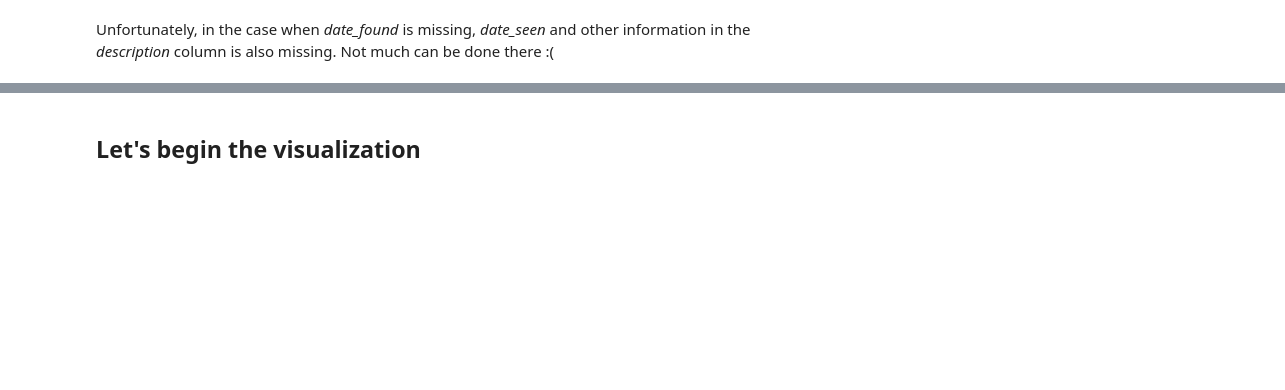
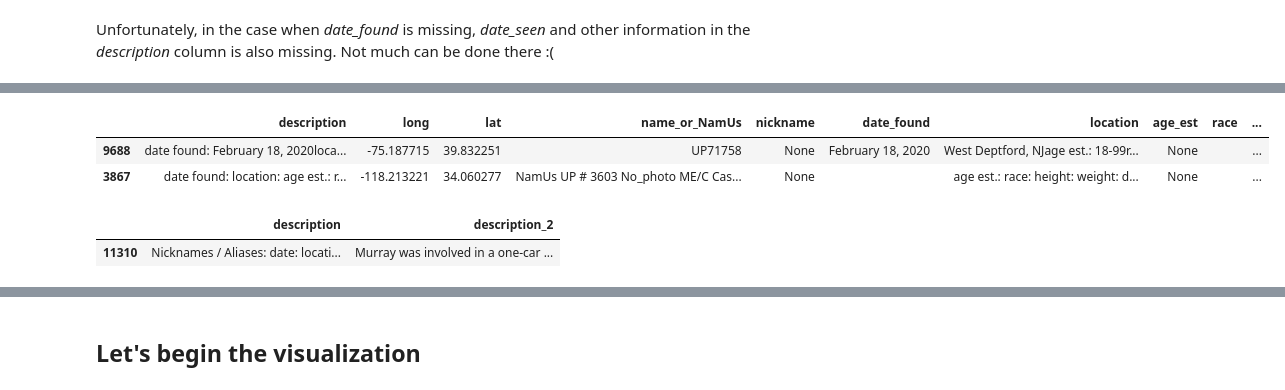
Before and after one commit to sumitdeole/find-the-missing, a Jupyter notebook: find-the-missing-persons.ipynb, the cells around one changed output, grey strips where cells are left out. Saved outputs shown, nothing was run; the diff lists cells and outputs as text; code cells hidden in the pictures; blank space fills up the shorter version.

```diff
--- a/find-the-missing-persons.ipynb
+++ b/find-the-missing-persons.ipynb
@@ -374,3 +366,77 @@ print(df.shape, df_v3.shape)
+# %%
+# Function to parse the description column and extract the description text
+def parse_description(row):
+    description = row['description']
+
+    if not isinstance(description, str):
+        return {
+            "date_found": None,
+            "date_seen": None,
+            "location": None,
+            "age_est": None,
+            "race": None,
+            "height": None,
+            "weight": None,
+            "description_2": None
+        }
+
+    # Patterns to extract each field with variations
+    fields = {
+        "date_found": r'(date\s*found\s*:|date\s*:\s*)\s*(?P<value>.*?)(?:location:|$)',
+        "location": r'location:\s*(?P<value>.*?)(age est.:|age:|$)',
+        "age_est": r'(age\s*est\s*:|age\s*:)\s*(?P<value>.*?)(?:race:|height:|$)',
+        "race": r'race\s*:\s*(?P<value>.*?)(?:height:|weight:|$)',
+        "height": r'height\s*:\s*(?P<value>.*?)(?:weight:|description:|$)',
+        "weight": r'weight\s*:\s*(?P<value>.*?)(?:description:|$)',
+    }
+
+    # Extract values for each field
+    parsed_data = {}
+    for field, pattern in fields.items():
+        match = re.search(pattern, description, re.IGNORECASE)
+        if match:
+            parsed_data[field] = match.group('value').strip()
+        else:
+            parsed_data[field] = None
+
+    # Extract everything following "description:" as description_2
+    desc_match = re.search(r'description\s*:\s*(?P<value>.*?)\s*(?:links:|$)', description, re.IGNORECASE | re.DOTALL)
+    parsed_data["description_2"] = desc_match.group('value').strip() if desc_match else None
+
+    # Attempt to find the first date in the description
+    date_pattern = r'\b(?:January|February|March|April|May|June|July|August|September|October|November|December)\s+\d{1,2},\s*\d{4}\b'
+    date_match = re.search(date_pattern, description)
+    if date_match:
+        parsed_data["date_seen"] = date_match.group().strip()
+    else:
+        parsed_data["date_seen"] = None
+
+    # Add lat and long to the parsed data for debugging purposes
+    parsed_data['lat'] = row['lat']
+    parsed_data['long'] = row['long']
+
+    return parsed_data
+
+# Apply the parsing function to the DataFrame using unique identifiers (lat, long)
+parsed_info = df_v3.apply(parse_description, axis=1)
+
+df_v3.sample(2)
+# %% [output]
+|  | description | long | lat | name_or_NamUs | nickname | date_found | location | age_est | race | ... |
+| 9688 | date found: February 18, 2020loca... | -75.187715 | 39.832251 | UP71758 | None | February 18, 2020 | West Deptford, NJage est.: 18-99r... | None |  | ... |
+| 3867 | date found: location: age est.: r... | -118.213221 | 34.060277 | NamUs UP # 3603 No_photo ME/C Cas... | None |  | age est.: race: height: weight: d... | None |  | ... |
+# %%
+# Replace NaN values in the 'description' column with an empty string
+df_v3['description'] = df_v3['description'].fillna('')
+
+# Let's check the case of 'Maura Murray'
+result = df_v3[df_v3['description'].str.contains('Murray', case=False)]
+
+# Display the result
+result[['description', 'description_2']].iloc[5:6]
+# %% [output]
+|  | description | description_2 |
+| 11310 | Nicknames / Aliases: date: locati... | Murray was involved in a one-car ... |
 # %%
 # Let's drop missing values from latitude and longitude columns
 print("missing values in columns 'lat' and 'long' are:", df_v3["lat"].isna().sum(), "and" ,df_v3["long"].isna().sum())
```
Also changed, not shown: parts of 13 cells of this notebook, 1 other file.
